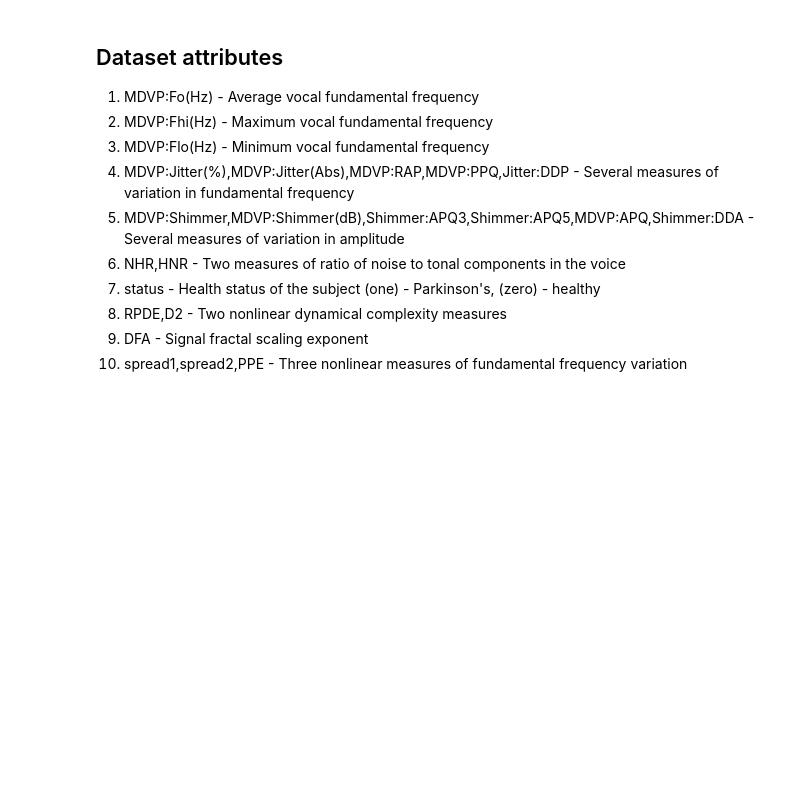
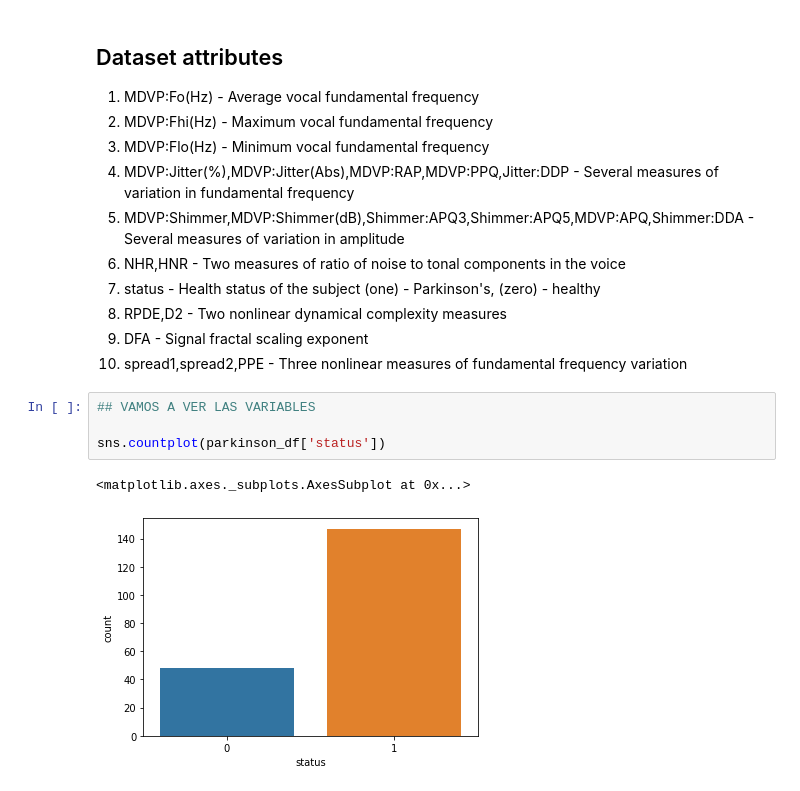
Before and after one commit to nilradi/DS-Projects, a Jupyter notebook: P3_Parkinson_Prediction.ipynb, the cells around one changed output. Saved outputs shown, nothing was run; the diff lists cells and outputs as text; blank space fills up the shorter version.

```diff
--- a/P3_Parkinson_Prediction.ipynb
+++ b/P3_Parkinson_Prediction.ipynb
@@ -116,3 +116,10 @@ corr.style.background_gradient(cmap='coolwarm')
 8. RPDE,D2 - Two nonlinear dynamical complexity measures
 9. DFA - Signal fractal scaling exponent
 10. spread1,spread2,PPE - Three nonlinear measures of fundamental frequency variation
+# %%
+## VAMOS A VER LAS VARIABLES
+
+sns.countplot(parkinson_df['status'])
+# %% [output]
+<matplotlib.axes._subplots.AxesSubplot at 0x...>
+[figure, added]
```
Also changed, not shown: parts of 2 cells of this notebook.
